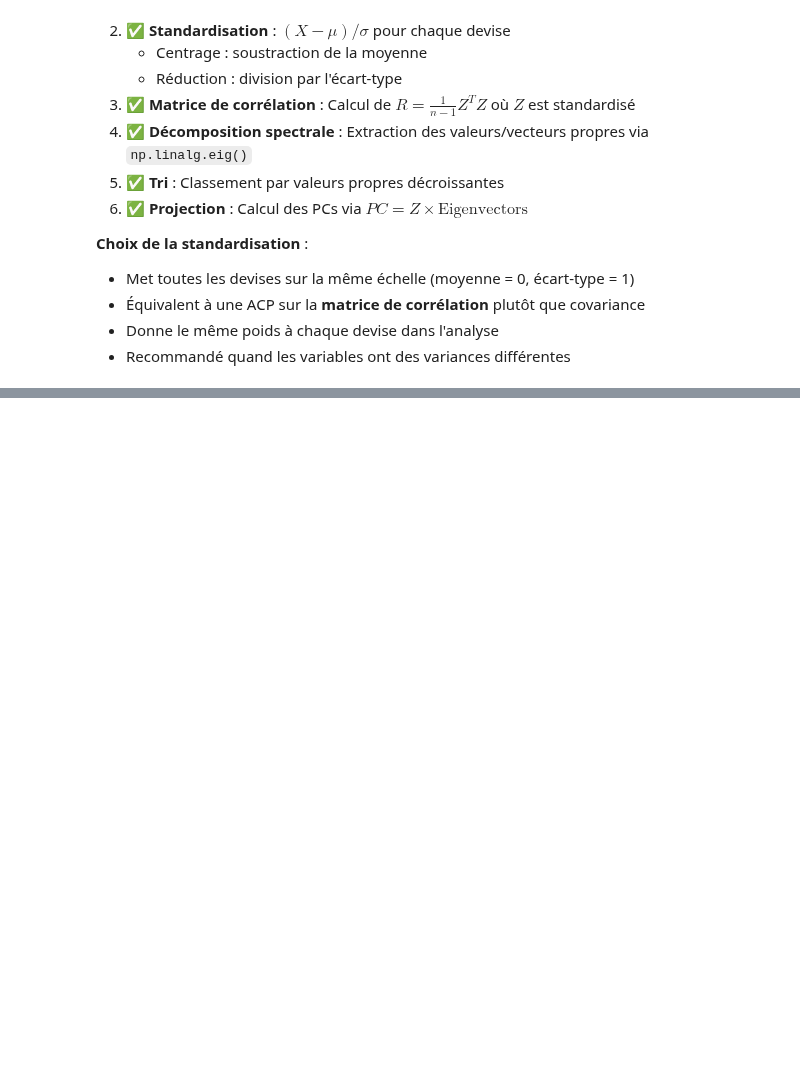
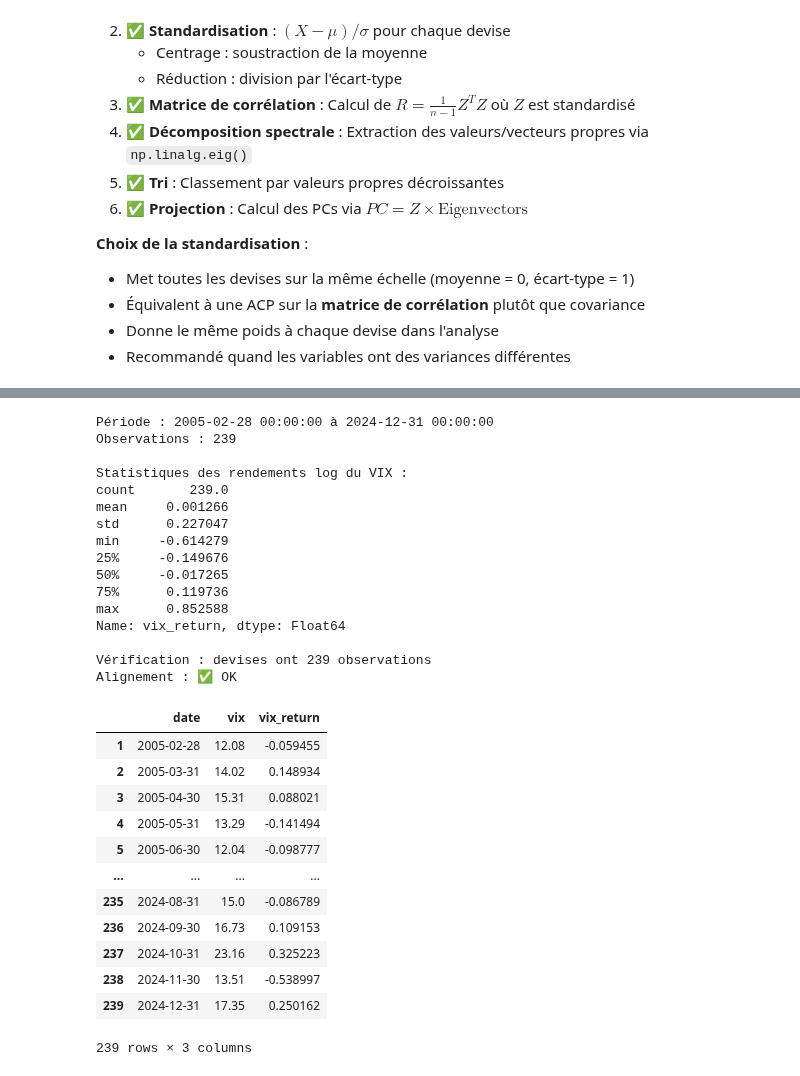
Before and after one commit to Lilas-Bertot/ETUDE-DE-CAS-2, a Jupyter notebook: Étude de cas 2.ipynb, the cells around one changed output, grey strips where cells are left out. Drawn from its saved outputs; the diff is of its cells as text; code cells hidden in the pictures; blank space fills up the shorter version.

```diff
--- a/Étude de cas 2.ipynb
+++ b/Étude de cas 2.ipynb
@@ -693,0 +933,15 @@ plt.tight_layout()plt.show()
+# %%
+# Convertir VIX en fréquence mensuelle (fin de mois)
+vix_temp = vix_data.copy()
+if 'date' in vix_temp.columns:
+    vix_temp = vix_temp.set_index('date')
+vix_monthly = vix_temp.resample('ME').last()  # Prendre la dernière valeur du mois
+vix_monthly = vix_monthly.dropna()
+vix_monthly = vix_monthly.reset_index()
+
+print(f"Période : {vix_monthly['date'].min()} à {vix_monthly['date'].max()}")
+print(f"Observations mensuelles : {len(vix_monthly)}")
+print(f"\nStatistiques descriptives :")
+print(vix_monthly['vix'].describe())
+
+vix_monthly
@@ -693,0 +975,45 @@ plt.tight_layout()plt.show()
+# %%
+# Calculer le rendement logarithmique du VIX (cohérent avec les devises)
+vix_monthly['vix_return'] = np.log(vix_monthly['vix'] / vix_monthly['vix'].shift(1))
+
+# Supprimer la première observation (NA)
+vix_monthly = vix_monthly.dropna()
+
+print(f"Période : {vix_monthly['date'].min()} à {vix_monthly['date'].max()}")
+print(f"Observations : {len(vix_monthly)}")
+print(f"\nStatistiques des rendements log du VIX :")
+print(vix_monthly['vix_return'].describe())
+print(f"\nVérification : devises ont {len(returns)} observations")
+print(f"Alignement : {'✅ OK' if len(vix_monthly) == len(returns) else '⚠️ À vérifier'}")
+
+vix_monthly[['date', 'vix', 'vix_return']]
+# %% [output]
+Période : 2005-02-28 00:00:00 à 2024-12-31 00:00:00
+Observations : 239
+
+Statistiques des rendements log du VIX :
+count       239.0
+mean     0.001266
+std      0.227047
+min     -0.614279
+25%     -0.149676
+50%     -0.017265
+75%      0.119736
+max      0.852588
+Name: vix_return, dtype: Float64
+
+Vérification : devises ont 239 observations
+Alignement : ✅ OK
+|  | date | vix | vix_return |
+| 1 | 2005-02-28 | 12.08 | -0.059455 |
+| 2 | 2005-03-31 | 14.02 | 0.148934 |
+| 3 | 2005-04-30 | 15.31 | 0.088021 |
+| 4 | 2005-05-31 | 13.29 | -0.141494 |
+| 5 | 2005-06-30 | 12.04 | -0.098777 |
+| ... | ... | ... | ... |
+| 235 | 2024-08-31 | 15.0 | -0.086789 |
+| 236 | 2024-09-30 | 16.73 | 0.109153 |
+| 237 | 2024-10-31 | 23.16 | 0.325223 |
+| 238 | 2024-11-30 | 13.51 | -0.538997 |
+| 239 | 2024-12-31 | 17.35 | 0.250162 |
+239 rows × 3 columns
```
Also changed, not shown: parts of 19 cells of this notebook, 1 other file.
